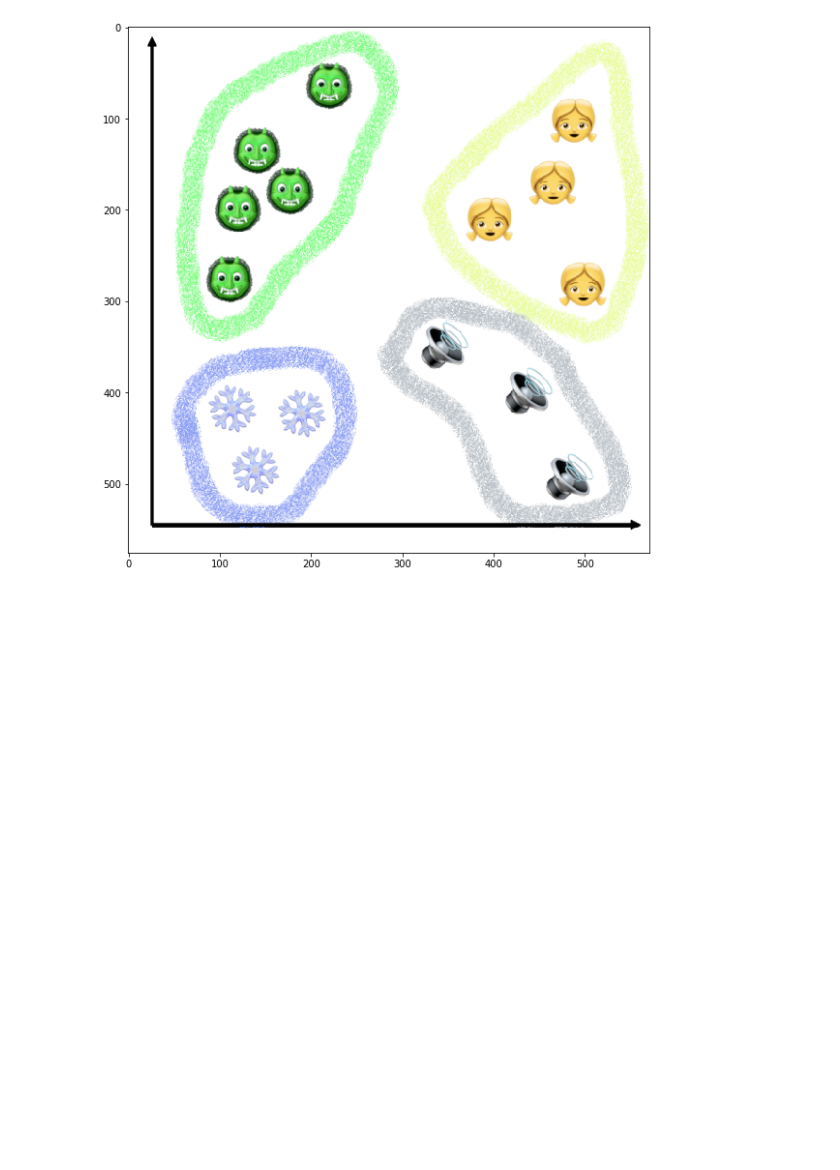
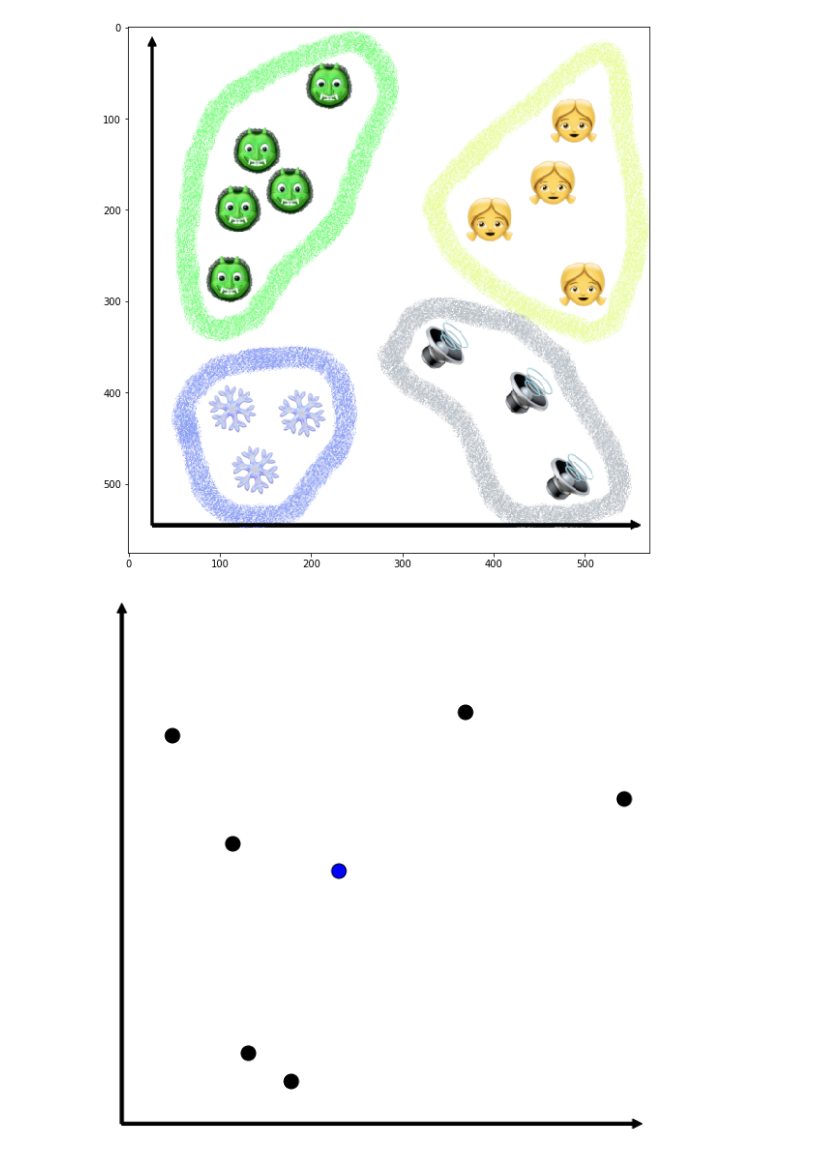
Before and after one commit to MattEding/EvolveSumm, a Jupyter notebook: presentation/algorithm_visuals.ipynb, the cells around one changed output. Drawn from its saved outputs; the diff is of its cells as text; code cells hidden in the pictures; blank space fills up the shorter version.

```diff
--- a/presentation/algorithm_visuals.ipynb
+++ b/presentation/algorithm_visuals.ipynb
@@ -125,3 +126,39 @@ ax.imshow(img);
 # %% [output]
 <Figure size 720x720 with 0 Axes>
 [figure]
+# %%
+# np.random.seed(123)
+np.random.seed(19)
+points = np.random.random_sample(12).reshape(-1, 2) * 8
+
+centroid = points.mean(0)
+thetas = [np.arctan2(y, x) for (x, y) in points]
+thetas
+
+plt.figure(figsize=(10, 10))
+axis = plt.subplot(111, aspect='equal')
+
+
+for i, pt in enumerate(sorted(points, key=lambda p: np.arctan2(p[1], p[0]))):
+    x, y = pt
+
+    if i == 30:
+        point(x, y, color='blue')
+        alphavector(0, 0, x * 10, y * 10, color='blue')
+    else:
+        point(x, y, color='black')
+
+x, y = centroid
+point(x, y, color='blue')
+# vector(0, 0, x * 10, y * 10)
+
+
+axisline(0, 0, 0, 8)
+axisline(0, 0, 8, 0)
+
+plt.xlim(-0.09, 8.2)
+plt.ylim(-0.09, 8.2)
+plt.axis('off')
+plt.show()
+# %% [output]
+[figure, added]
```
Also changed, not shown: parts of 1 cell of this notebook, 2 other files.
